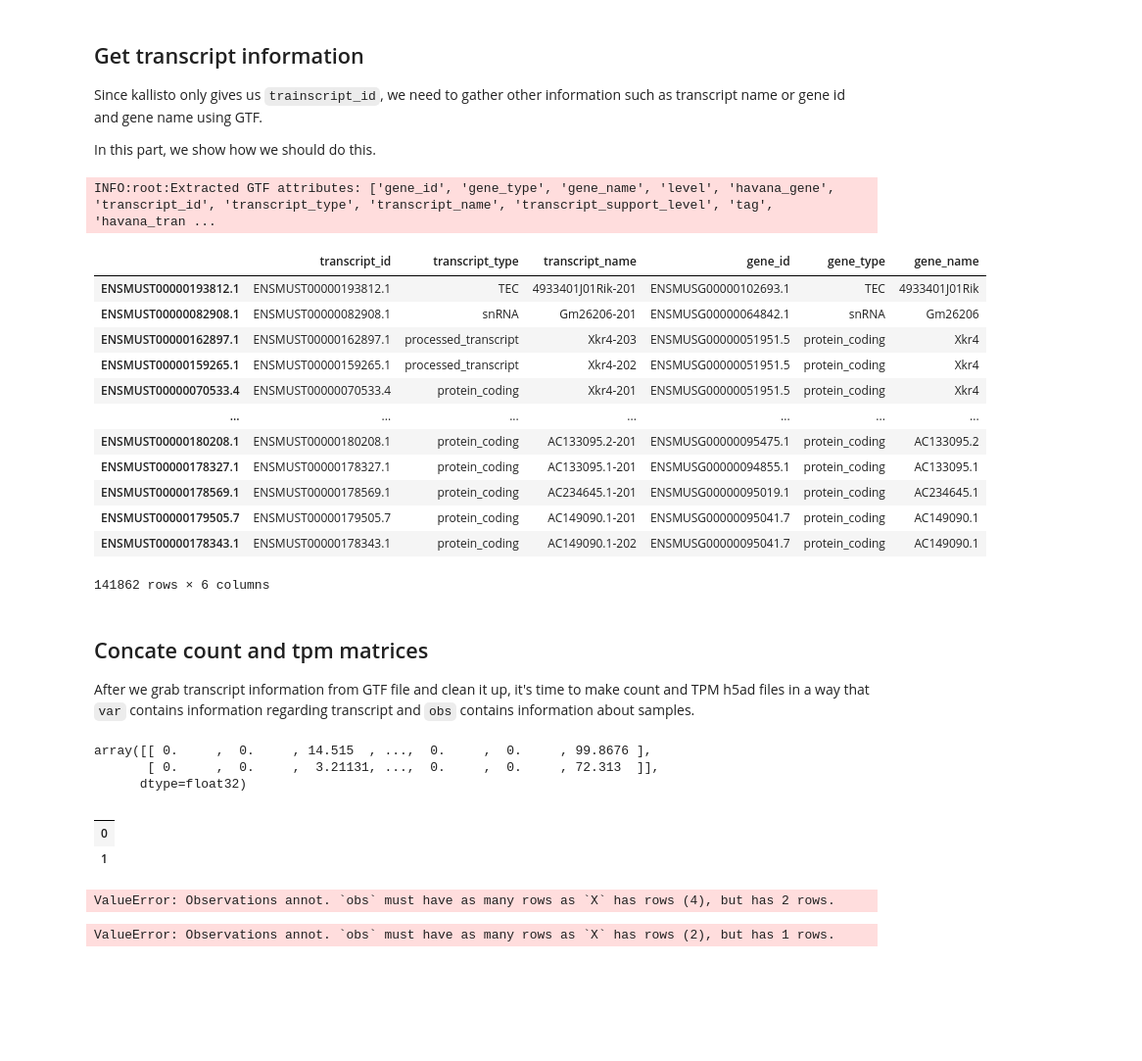
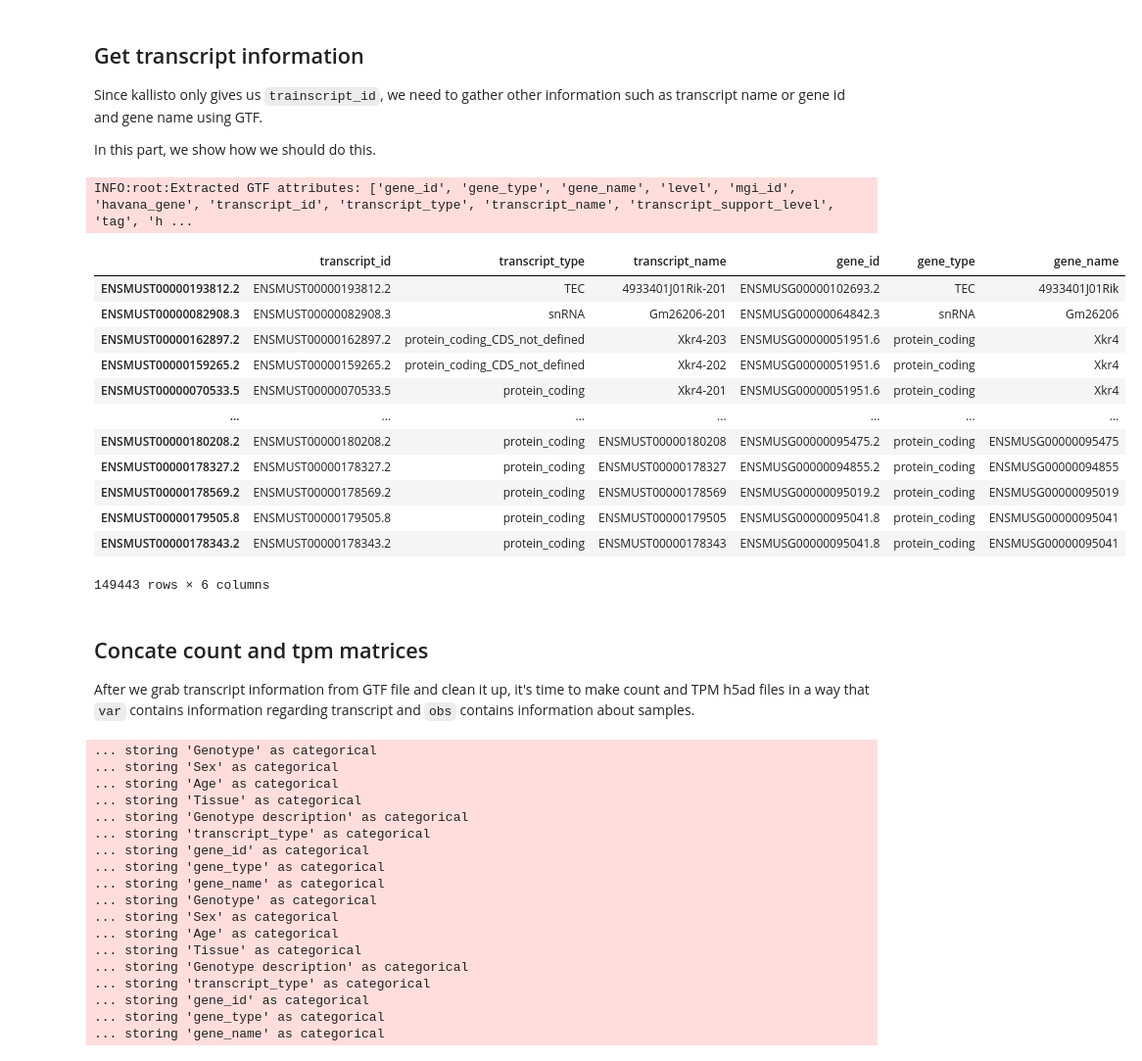
Before and after one commit to nargesr/modelAD_piplines, a Jupyter notebook: long_read/analysis_pipeline.ipynb, the cells around one changed output. Shown: that part at 98% size. Drawn from its saved outputs; the diff is of its cells as text; code cells hidden in the pictures; blank space fills up the shorter version.

```diff
--- a/long_read/analysis_pipeline.ipynb
+++ b/long_read/analysis_pipeline.ipynb
@@ -21,53 +21,36 @@ Since kallisto only gives us `trainscript_id`, we need to gather other informati
 
 In this part, we show how we should do this.
 # %%
-gencode_gtf = read_gtf("data/gencode.vM21.primary_assembly.annotation_UCSC_names.gtf").to_pandas()
+gencode_gtf = read_gtf("data/gencode.vM32.chr_patch_hapl_scaff.annotation.gtf.gz").to_pandas()
 
 gencode_gtf_transcript = gencode_gtf[gencode_gtf["feature"] == "transcript"]
 gencode_gtf_transcript = gencode_gtf_transcript[['transcript_id',
                                                  'transcript_type',
                                                  'transcript_name',
                                                  'gene_id',
                                                  'gene_type',
                                                  'gene_name']]
 gencode_gtf_transcript.index = gencode_gtf_transcript.transcript_id.tolist()
 gencode_gtf_transcript
 # %% [output]
-INFO:root:Extracted GTF attributes: ['gene_id', 'gene_type', 'gene_name', 'level', 'havana_gene', 'transcript_id', 'transcript_type', 'transcript_name', 'transcript_support_level', 'tag', 'havana_tran ...
+INFO:root:Extracted GTF attributes: ['gene_id', 'gene_type', 'gene_name', 'level', 'mgi_id', 'havana_gene', 'transcript_id', 'transcript_type', 'transcript_name', 'transcript_support_level', 'tag', 'h ...
 |  | transcript_id | transcript_type | transcript_name | gene_id | gene_type | gene_name |
-| ENSMUST00000193812.1 | ENSMUST00000193812.1 | TEC | 4933401J01Rik-201 | ENSMUSG00000102693.1 | TEC | 4933401J01Rik |
-| ENSMUST00000082908.1 | ENSMUST00000082908.1 | snRNA | Gm26206-201 | ENSMUSG00000064842.1 | snRNA | Gm26206 |
-| ENSMUST00000162897.1 | ENSMUST00000162897.1 | processed_transcript | Xkr4-203 | ENSMUSG00000051951.5 | protein_coding | Xkr4 |
-| ENSMUST00000159265.1 | ENSMUST00000159265.1 | processed_transcript | Xkr4-202 | ENSMUSG00000051951.5 | protein_coding | Xkr4 |
-| ENSMUST00000070533.4 | ENSMUST00000070533.4 | protein_coding | Xkr4-201 | ENSMUSG00000051951.5 | protein_coding | Xkr4 |
+| ENSMUST00000193812.2 | ENSMUST00000193812.2 | TEC | 4933401J01Rik-201 | ENSMUSG00000102693.2 | TEC | 4933401J01Rik |
+| ENSMUST00000082908.3 | ENSMUST00000082908.3 | snRNA | Gm26206-201 | ENSMUSG00000064842.3 | snRNA | Gm26206 |
+| ENSMUST00000162897.2 | ENSMUST00000162897.2 | protein_coding_CDS_not_defined | Xkr4-203 | ENSMUSG00000051951.6 | protein_coding | Xkr4 |
+| ENSMUST00000159265.2 | ENSMUST00000159265.2 | protein_coding_CDS_not_defined | Xkr4-202 | ENSMUSG00000051951.6 | protein_coding | Xkr4 |
+| ENSMUST00000070533.5 | ENSMUST00000070533.5 | protein_coding | Xkr4-201 | ENSMUSG00000051951.6 | protein_coding | Xkr4 |
 | ... | ... | ... | ... | ... | ... | ... |
-| ENSMUST00000180208.1 | ENSMUST00000180208.1 | protein_coding | AC133095.2-201 | ENSMUSG00000095475.1 | protein_coding | AC133095.2 |
-| ENSMUST00000178327.1 | ENSMUST00000178327.1 | protein_coding | AC133095.1-201 | ENSMUSG00000094855.1 | protein_coding | AC133095.1 |
-| ENSMUST00000178569.1 | ENSMUST00000178569.1 | protein_coding | AC234645.1-201 | ENSMUSG00000095019.1 | protein_coding | AC234645.1 |
-| ENSMUST00000179505.7 | ENSMUST00000179505.7 | protein_coding | AC149090.1-201 | ENSMUSG00000095041.7 | protein_coding | AC149090.1 |
-| ENSMUST00000178343.1 | ENSMUST00000178343.1 | protein_coding | AC149090.1-202 | ENSMUSG00000095041.7 | protein_coding | AC149090.1 |
+| ENSMUST00000180208.2 | ENSMUST00000180208.2 | protein_coding | ENSMUST00000180208 | ENSMUSG00000095475.2 | protein_coding | ENSMUSG00000095475 |
+| ENSMUST00000178327.2 | ENSMUST00000178327.2 | protein_coding | ENSMUST00000178327 | ENSMUSG00000094855.2 | protein_coding | ENSMUSG00000094855 |
+| ENSMUST00000178569.2 | ENSMUST00000178569.2 | protein_coding | ENSMUST00000178569 | ENSMUSG00000095019.2 | protein_coding | ENSMUSG00000095019 |
+| ENSMUST00000179505.8 | ENSMUST00000179505.8 | protein_coding | ENSMUST00000179505 | ENSMUSG00000095041.8 | protein_coding | ENSMUSG00000095041 |
+| ENSMUST00000178343.2 | ENSMUST00000178343.2 | protein_coding | ENSMUST00000178343 | ENSMUSG00000095041.8 | protein_coding | ENSMUSG00000095041 |
-141862 rows × 6 columns
+149443 rows × 6 columns
 # %% [markdown]
 ## Concate count and tpm matrices
 
 After we grab transcript information from GTF file and clean it up, it's time to make count and TPM h5ad files in a way that `var` contains information regarding transcript and `obs` contains information about samples.
-# %%
-counts = ad.read_mtx(f'data/output_ad003_12670_lig-blk/matrix.abundance.mtx')
-counts.X.toarray()
-# %% [output]
-array([[ 0.     ,  0.     , 14.515  , ...,  0.     ,  0.     , 99.8676 ],
-       [ 0.     ,  0.     ,  3.21131, ...,  0.     ,  0.     , 72.313  ]],
-      dtype=float32)
-# %%
-counts.obs
-# %% [output]
-|  |
-| 0 |
-| 1 |
-# %%
-adata_count = ad.concat([adata_count, counts], axis=0)
-# %% [output]
-ValueError: Observations annot. `obs` must have as many rows as `X` has rows (4), but has 2 rows.
 # %%
 samples = pd.read_csv("data/sample_name.txt", header=None, sep='   ')[0].tolist()
 
@@ -93,11 +76,9 @@ for sample in samples:
         continue
 
     adata_count = ad.concat([adata_count, counts], axis=0)
-    adata_count.var = pd.concat([adata_count.var, transcript], axis=1).loc[adata_count.var.index, :]
     adata_count.var = pd.concat([adata_count.var, gencode_gtf_transcript], axis=1).loc[adata_count.var.index, :]
 
     adata_tpm = ad.concat([adata_tpm, tpm], axis=0)
-    adata_tpm.var = pd.concat([adata_tpm.var, transcript], axis=1).loc[adata_tpm.var.index, :]
     adata_tpm.var = pd.concat([adata_tpm.var, gencode_gtf_transcript], axis=1).loc[adata_tpm.var.index, :]
 
 metadata_sample = pd.read_csv(metadata_sample_path)
@@ -110,7 +91,24 @@ adata_tpm.obs = pd.concat([adata_tpm.obs, metadata_sample], axis=1)
 adata_count.write(filename="data/transcript_exp_count.h5ad")
 adata_tpm.write(filename="data/transcript_exp_tpm.h5ad")
 # %% [output]
-ValueError: Observations annot. `obs` must have as many rows as `X` has rows (2), but has 1 rows.
+... storing 'Genotype' as categorical
+... storing 'Sex' as categorical
+... storing 'Age' as categorical
+... storing 'Tissue' as categorical
+... storing 'Genotype description' as categorical
+... storing 'transcript_type' as categorical
+... storing 'gene_id' as categorical
+... storing 'gene_type' as categorical
+... storing 'gene_name' as categorical
+... storing 'Genotype' as categorical
+... storing 'Sex' as categorical
+... storing 'Age' as categorical
+... storing 'Tissue' as categorical
+... storing 'Genotype description' as categorical
+... storing 'transcript_type' as categorical
+... storing 'gene_id' as categorical
+... storing 'gene_type' as categorical
+... storing 'gene_name' as categorical
 # %% [markdown]
 ## Differential Isoform Expression (DIE) analysis
 
```
Also changed, not shown: parts of 4 cells of this notebook, 8 other files.
